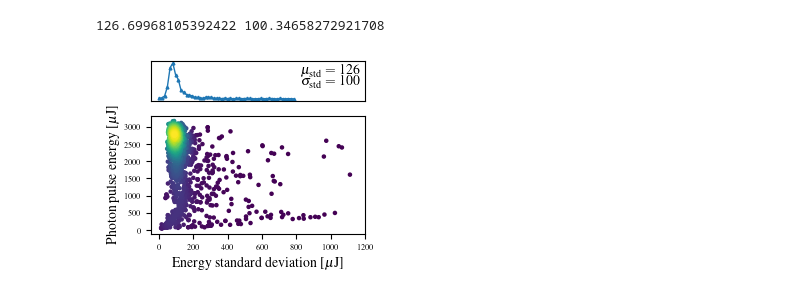
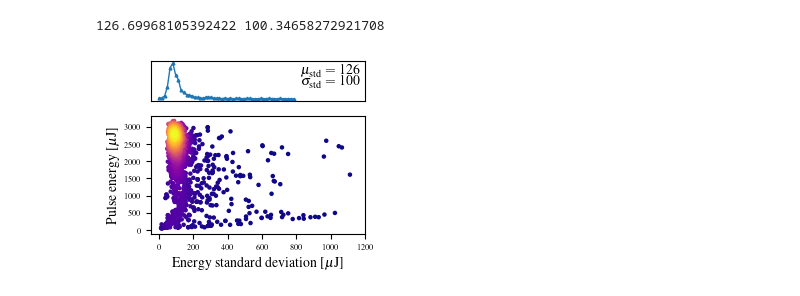
Before and after one commit to cr-xu/bo-4-euxfel, a Jupyter notebook: analyse/investigate_data.ipynb, the cells around one changed output. Cells and saved outputs as stored; diff of their text form; code cells hidden in the pictures.

```diff
--- a/analyse/investigate_data.ipynb
+++ b/analyse/investigate_data.ipynb
@@ -115,20 +115,20 @@ pdf_y = 1.0/np.sqrt(2*np.pi*std**2)*np.exp(-0.5*((pdf_x-mu)/std)**2)
 # %%
 fig, axes = plt.subplots(2,1,gridspec_kw={"height_ratios":[1,3]}, figsize=(LINEWIDTH*inches_per_pt,LINEWIDTH*inches_per_pt*0.8))
 axes[0].plot(xedges[:-1], H.sum(axis=0), ls="-",lw=1, marker="^", markersize=2)
 axes[0].text(x=0.7,y=0.7,s=r"$\mu_{\mathrm{std}} = " + f"{int(mu)}$", transform=axes[0].transAxes)
 axes[0].text(x=0.7,y=0.4,s=r"$\sigma_{\mathrm{std}} = " + f"{int(std)}$", transform=axes[0].transAxes)
 #axes[0].plot(pdf_x,pdf_y*len(Y_std))
 axes[0].set_xticks([])
 axes[0].set_yticks([])
-axes[1].scatter(x, y, c=z, s=5)
+axes[1].scatter(x, y, c=z, s=5, cmap="plasma")
 for ax in axes:
     ax.set_xlim(-50,1200)
-axes[1].set_ylabel(r"Photon pulse energy [$\mu{}$J]")
+axes[1].set_ylabel(r"Pulse energy [$\mu{}$J]")
 axes[1].set_xlabel(r"Energy standard deviation [$\mu{}$J]")
 
 fig.tight_layout()
-# fig.savefig("../plots/signal_noise.pdf", bbox_inches="tight")
+# fig.savefig("../plots/signal_noise.pdf", dpi=300, bbox_inches="tight")
 # %% [output]
-[figure, old version]
+[figure, new version]
 # %%
 # plt.hist2d(Y_std, Y, (50, 50), cmap=plt.cm.jet, cmin=1)
```
Also changed, not shown: parts of 5 cells of this notebook, 6 other files.
